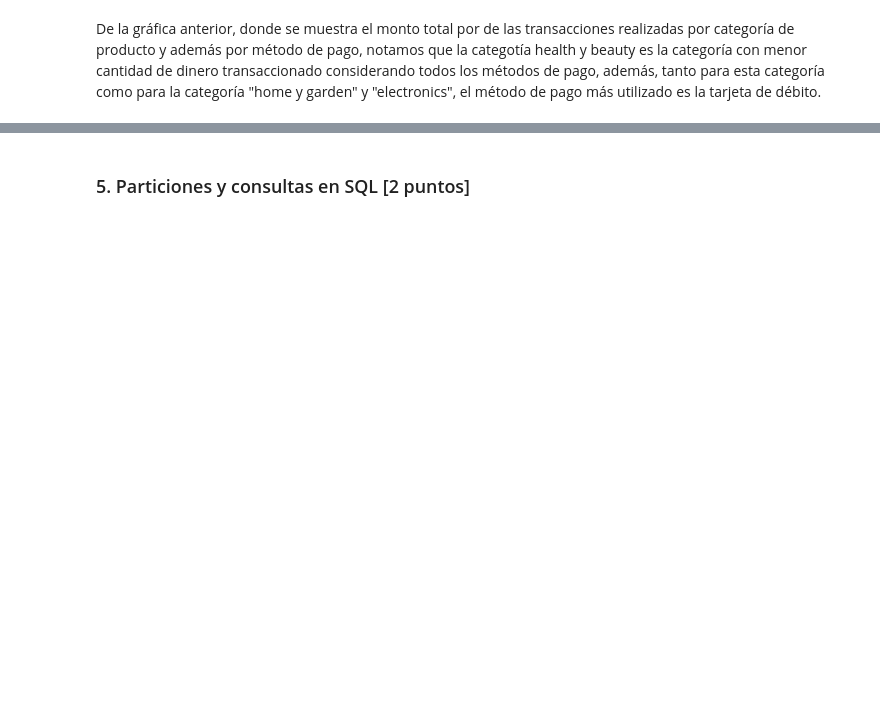
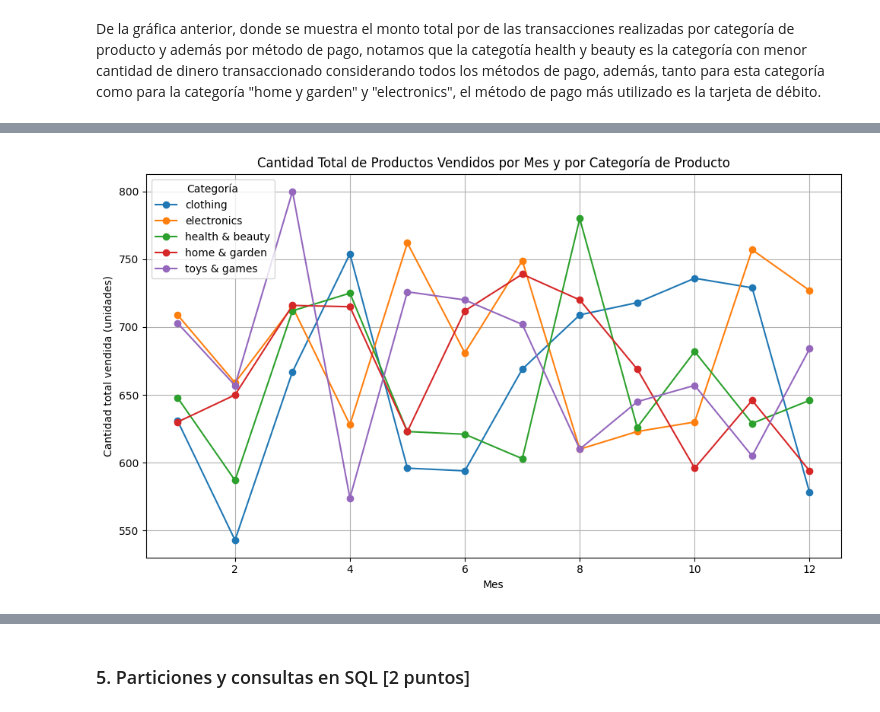
Before and after one commit to IsraPKMNPAP/Laboratorio-de-Herramientas, a Jupyter notebook: Laboratorios/Lab4_enunciado.ipynb, the cells around one changed output, grey strips where cells are left out. Saved outputs shown, nothing was run; the diff lists cells and outputs as text; code cells hidden in the pictures; blank space fills up the shorter version.

```diff
--- a/Laboratorios/Lab4_enunciado.ipynb
+++ b/Laboratorios/Lab4_enunciado.ipynb
@@ -677,0 +686,14 @@ De la gráfica anterior, donde se muestra el monto total por de las transaccione
+# %%
+# Agrupamos los datos por Mes y Product Category y sumamos las cantidades vendidas
+line_data2 = df_pandas.groupby(['Month', 'Product Category'])['Quantity'].sum().unstack()
+
+# Creamos el gráfico de linea
+line_data2.plot(kind='line', figsize=(10, 6), marker = 'o', grid = True)
+plt.title('Cantidad Total de Productos Vendidos por Mes y por Categoría de Producto')
+plt.xlabel('Mes')
+plt.ylabel('Cantidad total vendida (unidades)')
+plt.legend(title='Categoría', loc='upper left')
+plt.tight_layout()
+plt.show()
+# %% [output]
+[figure, added]
```
Also changed, not shown: parts of 34 cells of this notebook.
